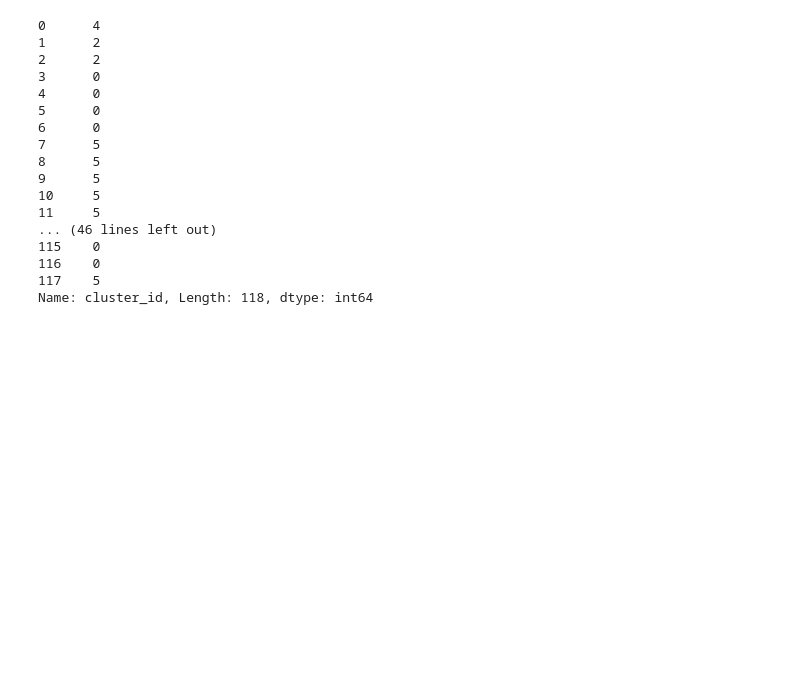
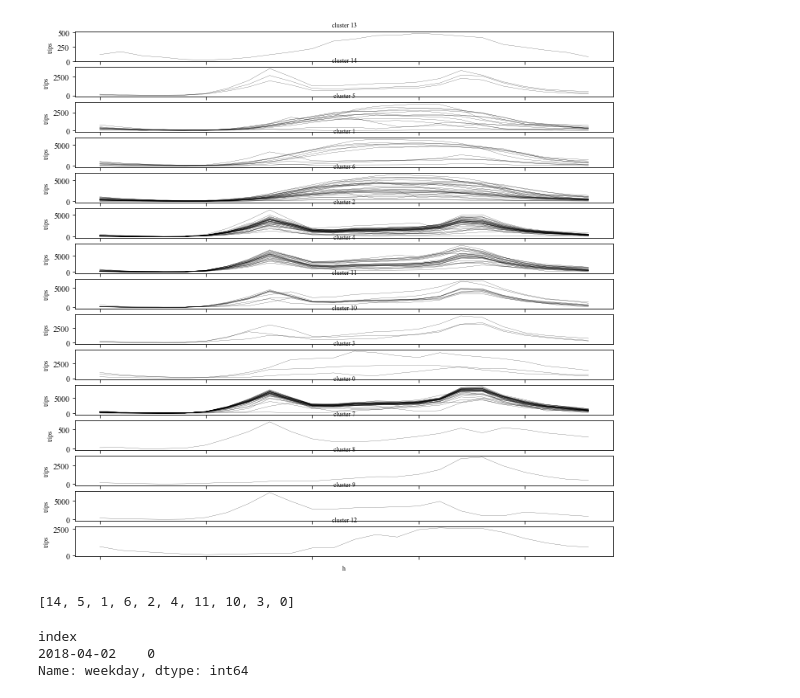
Before and after one commit to RafalKucharskiPK/clustering_mobility_data, a Jupyter notebook: nb.ipynb, the cells around one changed output. Cells and saved outputs as stored; diff of their text form; code cells hidden in the pictures; blank space fills up the shorter version.

```diff
--- a/nb.ipynb
+++ b/nb.ipynb
@@ -73,0 +134,5 @@ trips.head()
+# %%
+plt.rcParams['figure.figsize'] = [12, 12]
+visualize()
+# %% [output]
+[figure, added]
@@ -74,20 +141,14 @@ trips.head()
+# %%
+l=list()
+for cl in days.cluster_id.unique():
+    if days[days.cluster_id == cl].shape[0]>1:
+        l.append(cl)
+l
+# %% [output]
+[14, 5, 1, 6, 2, 4, 11, 10, 3, 0]
 # %%
-days.cluster_id
+days['weekday'][days.cluster_id == 8]
 # %% [output]
-0      4
-1      2
-2      2
-3      0
-4      0
-5      0
-6      0
-7      5
-8      5
-9      5
-10     5
-11     5
-... (46 lines left out)
-115    0
-116    0
-117    5
-Name: cluster_id, Length: 118, dtype: int64
+index
+2018-04-02    0
+Name: weekday, dtype: int64
```
Also changed, not shown: parts of 18 cells of this notebook, 3 other files.
